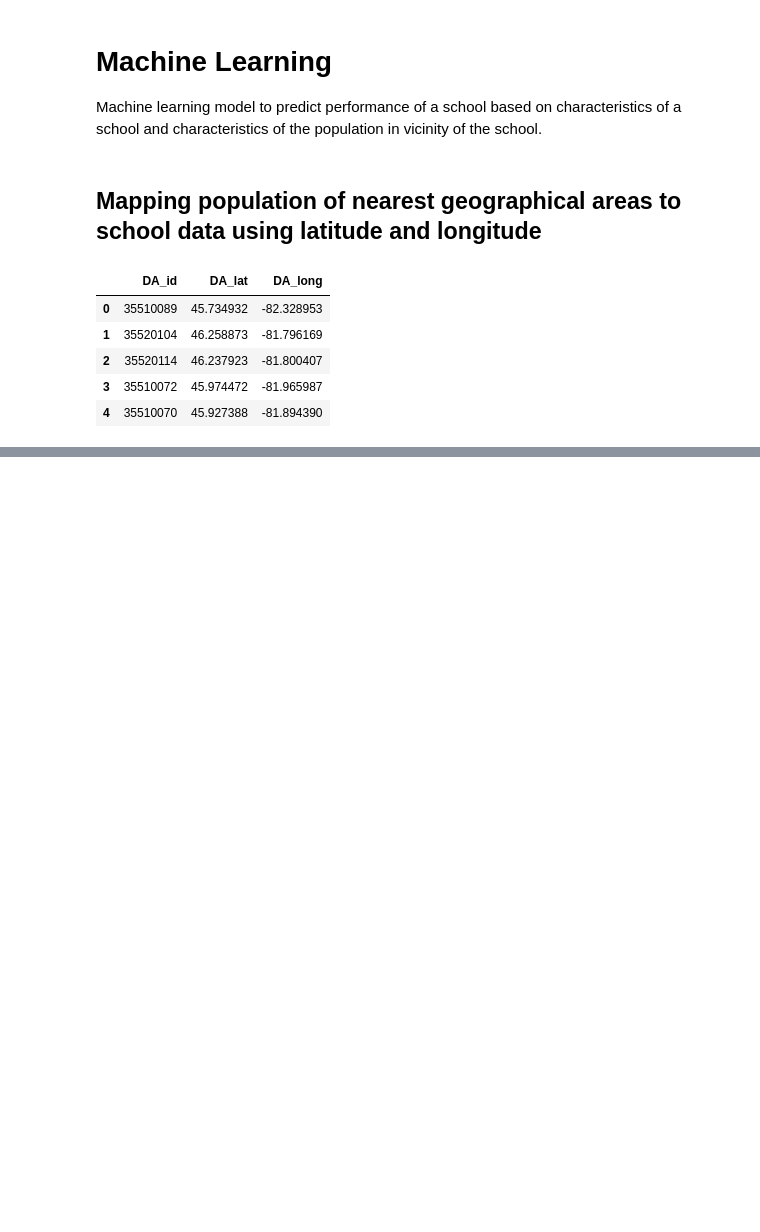
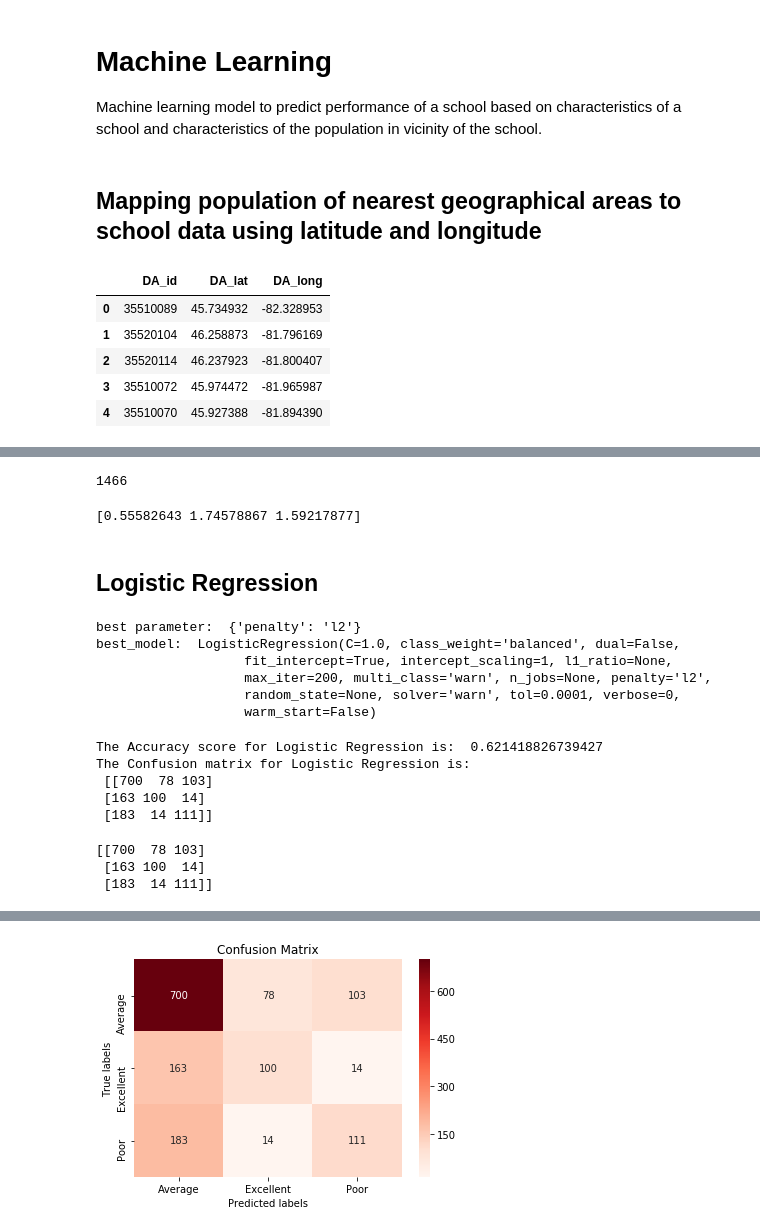
Before and after one commit to mukjs/public_schools_project, a Jupyter notebook: Code/Data_cleanup_analysis.ipynb, the cells around one changed output, grey strips where cells are left out. Saved outputs shown, nothing was run; the diff lists cells and outputs as text; code cells hidden in the pictures; blank space fills up the shorter version.

```diff
--- a/Code/Data_cleanup_analysis.ipynb
+++ b/Code/Data_cleanup_analysis.ipynb
@@ -444,0 +775,76 @@ census_df.head()
+# %%
+y_test.count()
+# %% [output]
+1466
+# %%
+# Compute class weights to use in balancing the data
+from sklearn.utils import class_weight
+class_weights = class_weight.compute_class_weight('balanced',
+                                                 np.unique(y_train),
+                                                 y_train)
+print(class_weights)
+# %% [output]
+[0.55582643 1.74578867 1.59217877]
+# %% [markdown]
+## Logistic Regression
+# %%
+# Fitting Logistic Regression to the Training set
+from sklearn.linear_model import LogisticRegression
+from sklearn.model_selection import GridSearchCV
+
+param_grid = [{'penalty': ['l2','l1']}]
+
+grid_search = GridSearchCV(LogisticRegression(class_weight='balanced',max_iter=200), param_grid, cv= 4,
+                      scoring='accuracy', n_jobs = -1)
+grid_search.fit(X_train,y_train.tolist())
+print ("best parameter: ", grid_search.best_params_)
+
+best_model_log = grid_search.best_estimator_
+print ("best_model: ", best_model_log)
+# %% [output]
+best parameter:  {'penalty': 'l2'}
+best_model:  LogisticRegression(C=1.0, class_weight='balanced', dual=False,
+                   fit_intercept=True, intercept_scaling=1, l1_ratio=None,
+                   max_iter=200, multi_class='warn', n_jobs=None, penalty='l2',
+                   random_state=None, solver='warn', tol=0.0001, verbose=0,
+                   warm_start=False)
+# %%
+# Predicting the Test set results
+y_pred_log = best_model_log.predict(X_test)
+y_proba_log = best_model_log.predict_proba(X_test)
+
+# Evaluate the Model
+from sklearn.metrics import accuracy_score, confusion_matrix
+
+acc_log = accuracy_score(y_test, y_pred_log)
+print("The Accuracy score for Logistic Regression is: ", acc_log)
+
+cm_log = confusion_matrix(y_test, y_pred_log)
+print("The Confusion matrix for Logistic Regression is: \n" , cm_log)
+# %% [output]
+The Accuracy score for Logistic Regression is:  0.621418826739427
+The Confusion matrix for Logistic Regression is:
+ [[700  78 103]
+ [163 100  14]
+ [183  14 111]]
+# %%
+# Print a confusion matrix to check the output and model performance
+labels = labels
+cm = confusion_matrix(y_test, y_pred_log,labels)
+print(cm)
+fig = plt.figure()
+ax = fig.add_subplot(111)
+
+ax= plt.subplot()
+sns.heatmap(cm, annot=True, ax = ax,fmt='g',cmap='Reds'); #annot=True to annotate cells
+
+# labels, title and ticks
+ax.set_xlabel('Predicted labels');ax.set_ylabel('True labels');
+ax.set_title('Confusion Matrix');
+ax.xaxis.set_ticklabels(labels); ax.yaxis.set_ticklabels(labels);
+
+plt.show()
+# %% [output]
+[[700  78 103]
+ [163 100  14]
+ [183  14 111]]
@@ -444,0 +853 @@ census_df.head()
+[figure, added]
```
Also changed, not shown: parts of 39 cells of this notebook.
